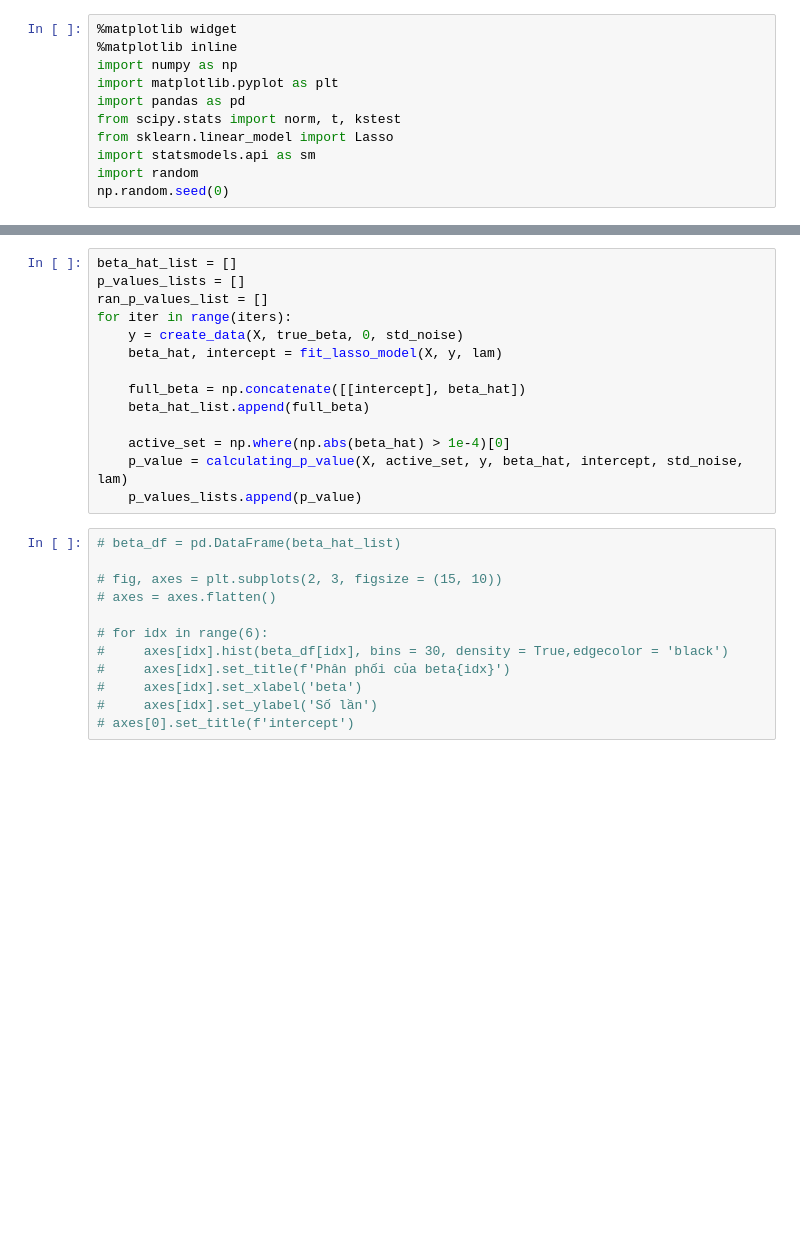
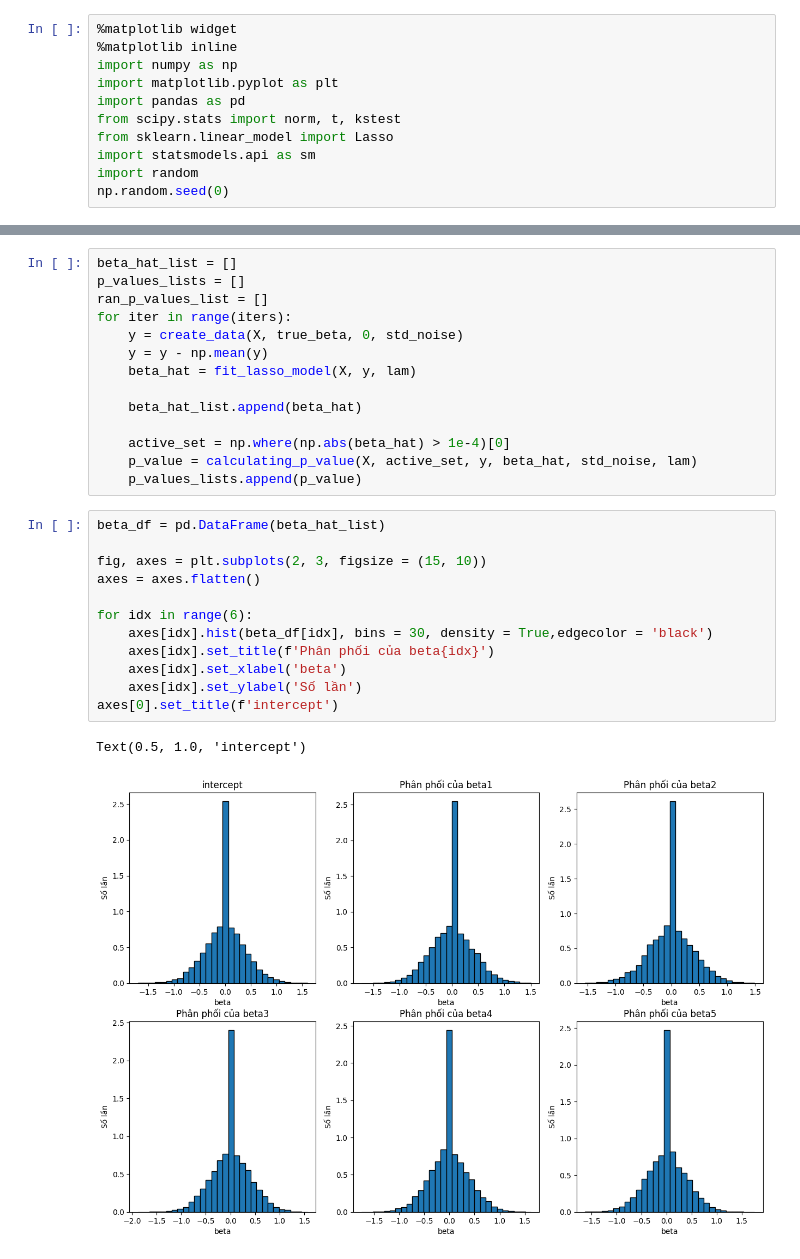
Before and after one commit to badaycona/TryBotasaurus, a Jupyter notebook: Lopthayduy/lasso_regression_with_selection_event.ipynb, the cells around one changed output, grey strips where cells are left out. Cells and saved outputs as stored; diff of their text form; blank space fills up the shorter version.

```diff
--- a/Lopthayduy/lasso_regression_with_selection_event.ipynb
+++ b/Lopthayduy/lasso_regression_with_selection_event.ipynb
@@ -123,26 +128,29 @@ p_values_lists = []
 ran_p_values_list = []
 for iter in range(iters):
     y = create_data(X, true_beta, 0, std_noise)
-    beta_hat, intercept = fit_lasso_model(X, y, lam)
+    y = y - np.mean(y)
+    beta_hat = fit_lasso_model(X, y, lam)
 
-    full_beta = np.concatenate([[intercept], beta_hat])
-    beta_hat_list.append(full_beta)
+    beta_hat_list.append(beta_hat)
 
     active_set = np.where(np.abs(beta_hat) > 1e-4)[0]
-    p_value = calculating_p_value(X, active_set, y, beta_hat, intercept, std_noise, lam)
+    p_value = calculating_p_value(X, active_set, y, beta_hat, std_noise, lam)
     p_values_lists.append(p_value)
 # %%
-# beta_df = pd.DataFrame(beta_hat_list)
+beta_df = pd.DataFrame(beta_hat_list)
 
-# fig, axes = plt.subplots(2, 3, figsize = (15, 10))
-# axes = axes.flatten()
+fig, axes = plt.subplots(2, 3, figsize = (15, 10))
+axes = axes.flatten()
 
-# for idx in range(6):
-#     axes[idx].hist(beta_df[idx], bins = 30, density = True,edgecolor = 'black')
-#     axes[idx].set_title(f'Phân phối của beta{idx}')
-#     axes[idx].set_xlabel('beta')
-#     axes[idx].set_ylabel('Số lần')
-# axes[0].set_title(f'intercept')
+for idx in range(6):
+    axes[idx].hist(beta_df[idx], bins = 30, density = True,edgecolor = 'black')
+    axes[idx].set_title(f'Phân phối của beta{idx}')
+    axes[idx].set_xlabel('beta')
+    axes[idx].set_ylabel('Số lần')
+axes[0].set_title(f'intercept')
+# %% [output]
+Text(0.5, 1.0, 'intercept')
+[figure, added]
 # %%
 
 
```
Also changed, not shown: parts of 5 cells of this notebook, 4 other files.
